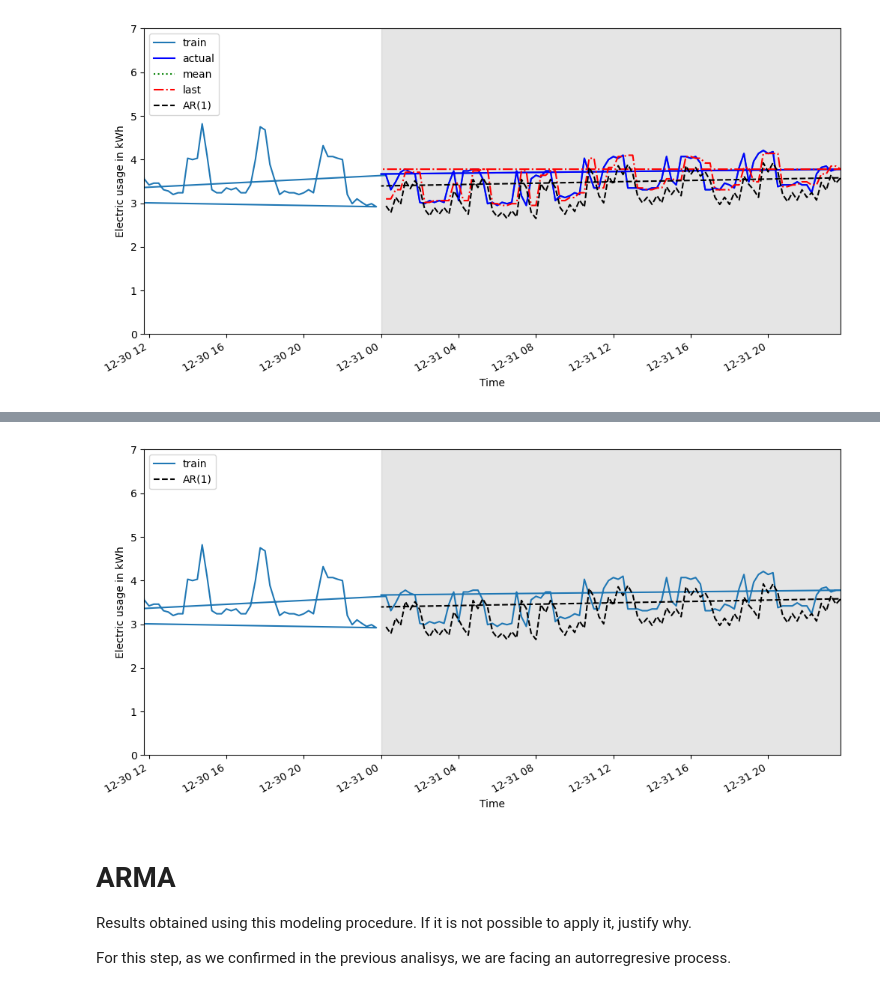
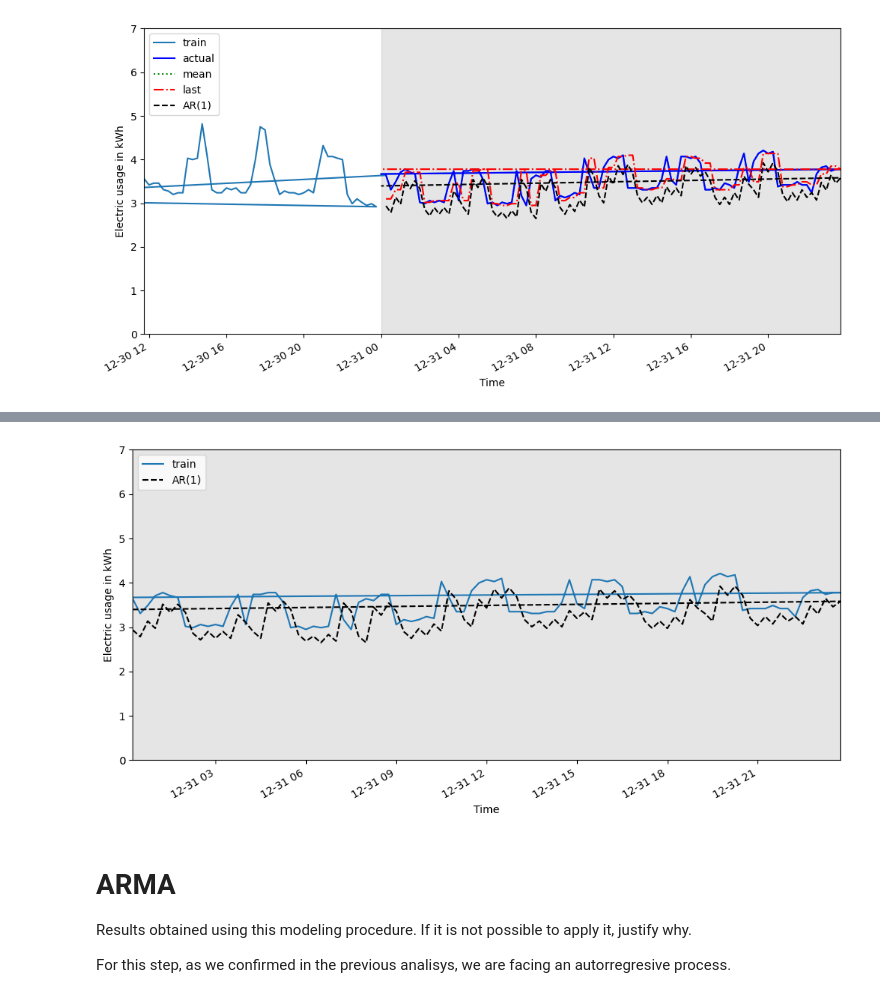
Before and after one commit to DiegoLopezAroca/Multivariate-Time-Series-Forecasting-of-Energy-Consumption-in-the-Steel-Industry, a Jupyter notebook: Advanced_ML_D2_2.ipynb, the cells around one changed output, grey strips where cells are left out. Saved outputs shown, nothing was run; the diff lists cells and outputs as text; code cells hidden in the pictures.

```diff
--- a/Advanced_ML_D2_2.ipynb
+++ b/Advanced_ML_D2_2.ipynb
@@ -263,7 +262,7 @@ As showed in the previous graphs the test set takes a tiny part of the whole tim
 
 It's funny, because the last day that we have at our disposal is New Year's Eve, meaning that the plant is not working almost at all.
 # %%
-test_size = int(24 * 60 / 15)*15
+test_size = int(24 * 60 / 15)
 print(f"Number of test instances: {test_size}")
 
 train_size = len(df) - test_size
@@ -310,24 +316,22 @@ def rolling_forecast(df: pd.DataFrame, train_len: int, horizon: int, window: int
 # %%
 TRAIN_LEN = train_size
 HORIZON = test_size
-# WINDOW = 2
+WINDOW = 2
 
-for i in range(3):
-    WINDOW = i
-    # We extract the endogenous variable and convert it into a DataFrame
-    # (type expected by the method)
-    target_df = df[['Usage_kWh']]
+# We extract the endogenous variable and convert it into a DataFrame
+# (type expected by the method)
+target_df = df[['Usage_kWh']]
 
-    pred_mean = rolling_forecast(target_df, TRAIN_LEN, HORIZON, WINDOW, 'mean')
-    pred_last_value = rolling_forecast(target_df, TRAIN_LEN, HORIZON, WINDOW, 'last')
-    pred_AR = rolling_forecast(target_df, TRAIN_LEN, HORIZON, WINDOW, 'AR')
+pred_mean = rolling_forecast(target_df, TRAIN_LEN, HORIZON, WINDOW, 'mean')
+pred_last_value = rolling_forecast(target_df, TRAIN_LEN, HORIZON, WINDOW, 'last')
+pred_AR = rolling_forecast(target_df, TRAIN_LEN, HORIZON, WINDOW, 'AR')
 
-    test = test.copy()
+test = test.copy()
 
-    test['pred_mean'] = pred_mean
-    test['pred_last_value'] = pred_last_value
-    test['pred_AR'] = pred_AR
-    test.head()
+test['pred_mean'] = pred_mean
+test['pred_last_value'] = pred_last_value
+test['pred_AR'] = pred_AR
+test.head()
 # %% [output]
 |  | Usage_kWh | Lagging_Current_Reactive.Power_kVarh | Leading_Current_Reactive_Power_kVarh | CO2(tCO2) | Lagging_Current_Power_Factor | ... |
 | date |  |  |  |  |  | ... |
@@ -380,22 +380,22 @@ print(test.index.min())
 # %%
 fig, ax = plt.subplots(figsize=(12, 6))
 
 ax.plot(df.index, df['Usage_kWh'], label='train')
 ax.plot(test.index, test['pred_AR'], 'k--', label='AR(1)')
 
 ax.legend(loc='upper left')
 ax.set_xlabel('Time')
 ax.set_ylabel('Electric usage in kWh')
 
 ax.axvspan(test.index.min(), test.index.max(), color='#808080', alpha=0.2)
 
-zoom_start_date = df.index[-(len(test) + 50)]
+zoom_start_date = df.index[-(len(test))]
 ax.set_xlim(zoom_start_date, test.index.max())
 ax.set_ylim(0, 7)
 fig.autofmt_xdate()
 plt.show()
 # %% [output]
-[figure, old version]
+[figure, new version]
 # %% [markdown]
 # ARMA
 Results obtained using this modeling procedure. If it is not possible to apply it,
```
Also changed, not shown: parts of 5 cells of this notebook.
